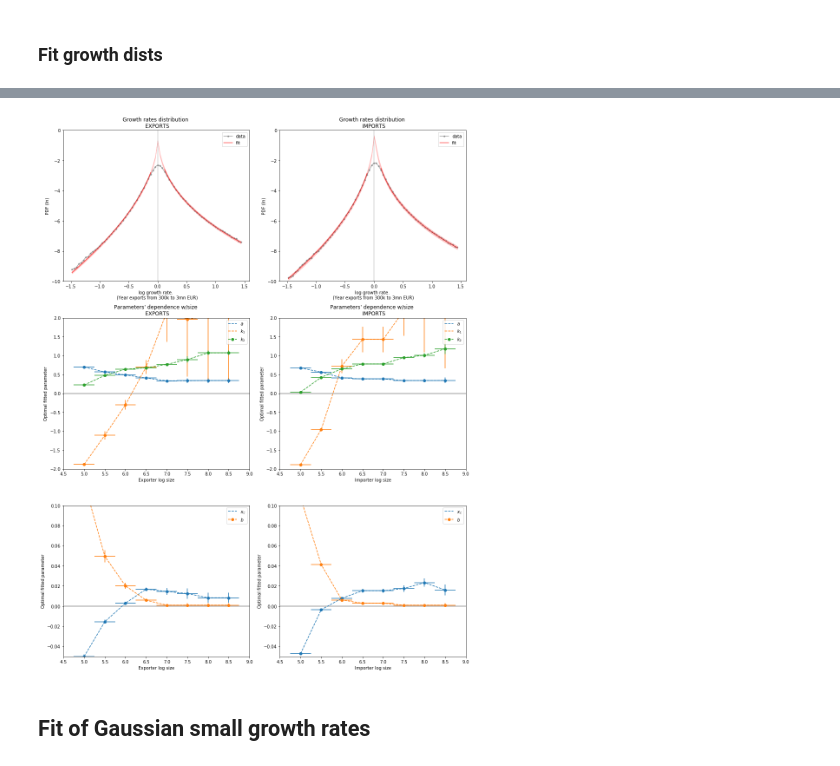
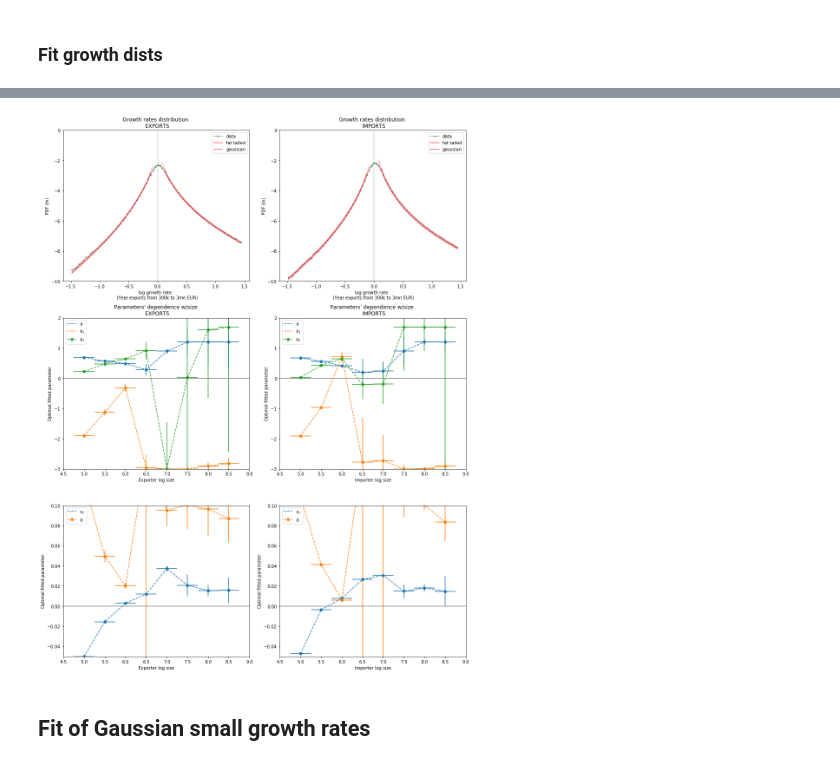
Before and after one commit to matuteiglesias/French_exports_bkp, a Jupyter notebook: code/notebooks/Gibrat test.ipynb, the cells around one changed output, grey strips where cells are left out. Drawn from its saved outputs; the diff is of its cells as text; code cells hidden in the pictures.

```diff
--- a/code/notebooks/Gibrat test.ipynb
+++ b/code/notebooks/Gibrat test.ipynb
@@ -227,6 +205,8 @@ def bell(x, xc, a, b):
 # plt.savefig('./../../../thesis_writing/figures/growth_dist_gibrat_detail.png', dpi = 300)
 # plt.show()
 # %%
+debug = []
+
 # matplotlib.rcParams.update({'font.size': 22})
 fig, axs = plt.subplots(3,2, figsize = (14, 18))
 
@@ -237,7 +217,7 @@ for i in [0, 1]:
 
     df_level_g['annual_log_bin'] = pd.cut(df_level_g['annual_log'], np.arange(4, 10, .5))
     df_level_g['annual_logdiff_bin'] = pd.cut(df_level_g['annual_logdiff'], np.arange(-1.5, 1.5, .04))
-    df_level_g = df_level_g.dropna()
+#     df_level_g = df_level_g.dropna()
 
     ax = axs[0, i]
     ax.set_title('Growth rates distribution \n '+['EXPORTS', 'IMPORTS'][i])
@@ -245,14 +225,14 @@ for i in [0, 1]:
     re_std_list = []
 
     bins = np.arange(5, 9, .5)
+#     bins = np.arange(6, 7.5, .5)
     for s in bins:
         section = df_level_g.loc[abs(df_level_g.annual_log - s) < .5]
-
-        section = df_level_g.loc[abs(df_level_g.annual_log - s) < .5]
-        counts = section.groupby('annual_logdiff_bin')['annual_logdiff'].count()
+        N = len(section)
+        counts = section.dropna().groupby('annual_logdiff_bin')['annual_logdiff'].count()
 
         x = np.array([b.mid for b in counts.index])
-        y = np.log(counts/counts.sum()).values
+        y = np.log(counts/N).values
 
         counts_df = pd.DataFrame([x, y]).T.replace(-np.inf, np.nan).dropna()
         counts_df.columns = ['g_rate', 'ln_PDF']
@@ -270,7 +250,7 @@ for i in [0, 1]:
             k2_suggested = .8*(s - 6.7)
 
             p0 = np.array([0.02, 0.5, .05, k1_suggested, k2_suggested])
-            bounds = ([-0.05, .2, 0.001, -2, -2], [0.05, 1.2, 0.15, 3, 1.7])
+            bounds = ([-0.05, .2, 0.001, -3, -3], [0.05, 1.2, 0.15, 3, 1.7])
             popt, pcov = curve_fit(growth_rates, xdata, ydata,
                                    sigma = abs(fit_data.ln_PDF - (fit_data.ln_PDF.shift() + fit_data.ln_PDF.shift(-1))/2.).interpolate(limit_direction = 'both', limit = 1), absolute_sigma = True,
                                    p0 = p0, bounds = bounds)
@@ -280,18 +260,60 @@ for i in [0, 1]:
 
                 bound_upper = growth_rates(counts_df_FT.g_rate, *(popt + 3*errs))
                 bound_lower = growth_rates(counts_df_FT.g_rate, *(popt - 3*errs))
-                ax.fill_between(counts_df_FT.g_rate, bound_lower, bound_upper,
+
+                ax.fill_between(counts_df_FT.g_rate.loc[abs(counts_df_FT.g_rate - 0.005) > 0.07].reindex(counts_df_FT.index),
+                                bound_lower.loc[abs(counts_df_FT.g_rate - 0.005) > 0.07].reindex(counts_df_FT.index),
+                                bound_upper.loc[abs(counts_df_FT.g_rate - 0.005) > 0.07].reindex(counts_df_FT.index),
                              color = 'r', alpha = 0.2)
                 data, = ax.plot(counts_df.g_rate, counts_df.ln_PDF, 'b-', marker = '.', c = '.5', alpha = .7)
+                debug += [counts_df]
                 y_best = growth_rates(counts_df_FT.g_rate, *popt).clip(-np.inf, -2.5).replace(-2.5, np.nan)
                 fit, = ax.plot(counts_df_FT.g_rate, y_best,
-                         'r-', label='fit: xc=%5.3f,  a=-%5.2f,  b=%5.2f' % tuple(popt[[0, 1, 2]]), alpha = .7)
+                         'r-', label='subbotin fit', alpha = .7)
                 ax.axvline(0, c = '.5', alpha = .4)
-
-
 
             result_list += [popt]
             re_std_list += [errs]
+
+
+        ### FIT GREEN PART IN THE MIDDLE
+            if s ==6:
+                df_level_g['annual_logdiff_bin'] = pd.cut(df_level_g['annual_logdiff'], np.arange(-.065, .075, .01)); # Quantile cut
+
+                ax = axs[0, i]
+
+                section = df_level_g.loc[abs(df_level_g.annual_log - s) < .5]
+                N = len(section)
+                counts = section.dropna().groupby('annual_logdiff_bin')['annual_logdiff'].count()
+
+                x = np.array([b.mid for b in counts.index])
+                y = np.log(counts/N).values + np.log(4)#+ [0.26, 0.39][i]
+
+                counts_df = pd.DataFrame([x, y]).T.replace(-np.inf, np.nan).dropna()
+                counts_df.columns = ['g_rate', 'ln_PDF']
+
+                fit_data = counts_df
+                ydata = fit_data.ln_PDF.values
+                xdata = fit_data.g_rate.values
+
+                uncertainty_suggestion = abs(fit_data.ln_PDF - (fit_data.ln_PDF.shift() + fit_data.ln_PDF.shift(-1))/2.).interpolate(limit_direction = 'both', limit = 1)
+
+                popt, pcov = curve_fit(parabola, xdata, ydata,
+                                       sigma = uncertainty_suggestion, absolute_sigma = True)
+
+
+                errs = np.sqrt(np.diag(pd.DataFrame(pcov)))
+
+                bound_upper = parabola(counts_df.g_rate, *(popt + 3*errs))
+                bound_lower = parabola(counts_df.g_rate, *(popt - 3*errs))
+                ax.fill_between(counts_df.g_rate, bound_lower, bound_upper,
+                             color = 'g', alpha = 0.2)
+                debug += [counts_df]
+#                 data, = ax.plot(counts_df.g_rate, counts_df.ln_PDF, 'b-', marker = 'd', c = '.5', alpha = .7)
+                y_best = parabola(counts_df.g_rate, *popt)#.clip(-np.inf, -2.5).replace(-2.5, np.nan)
+                fit2, = ax.plot(counts_df.g_rate, y_best,
+                         'g-', label='normal fit', alpha = .7)
+
 
         except:
             print(i, s)
@@ -300,7 +322,7 @@ for i in [0, 1]:
             result_list += [popt]
             re_std_list += [errs]
 
-    ax.legend((data, fit), ('data', 'fit'))
+    ax.legend((data, fit, fit), ('data', 'fat tailed', 'gaussian'))
     ax.set_xlabel('log growth rate. \n (Year exports from 300k to 3mn EUR)')
     ax.set_ylabel('PDF (ln)')
     ax.set_ylim(-10, 0)
@@ -323,7 +345,7 @@ for i in [0, 1]:
                         label=[r'$a$', r'$k_1$', r'$k_2$'][k])
     ax.axhline(0, c = '.5')
     ax.set_xlim(min(bins) - .5, max(bins) + .5)
-    ax.set_ylim(-2, 2)
+    ax.set_ylim(-3, 2)
     ax.set_ylabel('Optimal fitted parameter')
     ax.set_xlabel(['Exporter', 'Importer'][i] + ' log size')
 
@@ -337,9 +359,12 @@ for i in [0, 1]:
                         label=[r'$x_c$', r'$b$'][k])
     ax.axhline(0, c = '.5')
     ax.set_xlim(min(bins) - .5, max(bins) + .5)
-    ax.set_ylim(-.05, .1)
+    ax.set_ylim(-.05, .15)
     ax.set_ylabel('Optimal fitted parameter')
     ax.set_xlabel(['Exporter', 'Importer'][i] + ' log size')
+
+    ax = axs[1, i]
+    ax.plot(bins, )
 
 plt.tight_layout()
 plt.savefig('./../../../thesis_writing/figures/growth_dist_gibrat.png', dpi = 300)
@@ -354,3 +373,3 @@ fit fail
-[figure, old version]
+[figure, new version]
 # %% [markdown]
 ## Fit of Gaussian small growth rates
```
Also changed, not shown: parts of 13 cells of this notebook, 10 other files.
